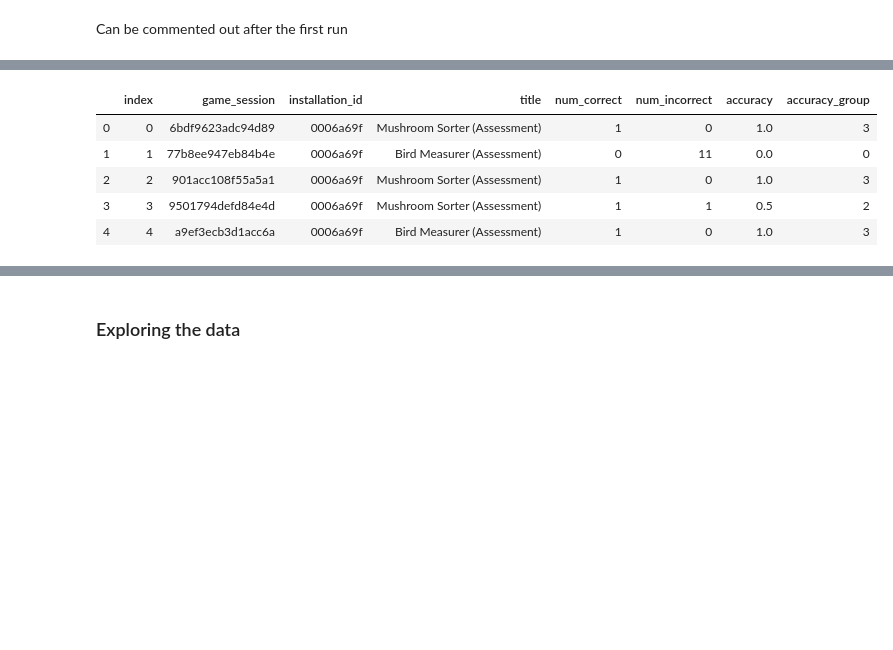
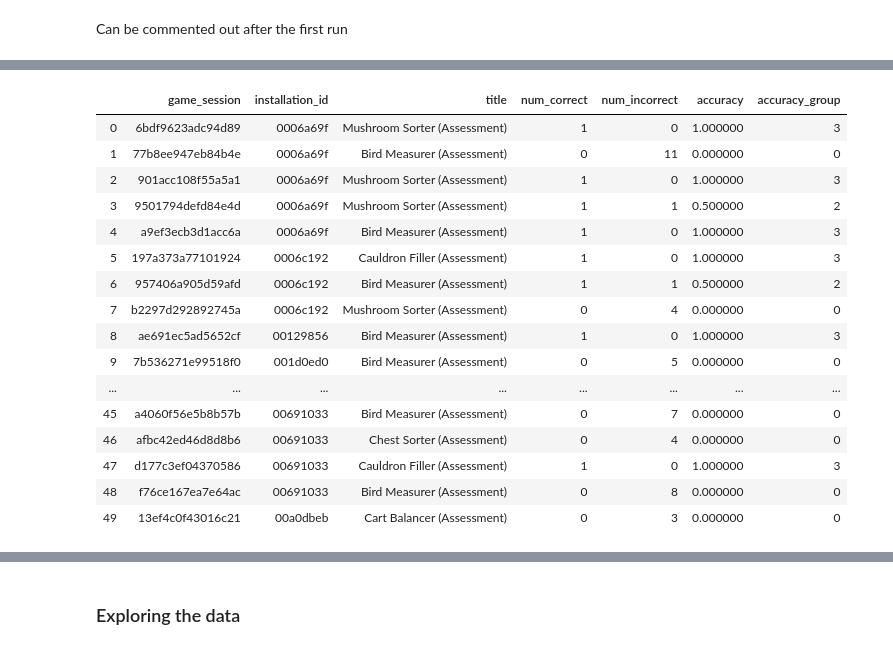
Before and after one commit to JakeCherrie/pbs-media-and-early-chieldhood-education, a Jupyter notebook: notebooks/pbs_early_learning-exploration.ipynb, the cells around one changed output, grey strips where cells are left out. Drawn from its saved outputs; the diff is of its cells as text; code cells hidden in the pictures; blank space fills up the shorter version.

```diff
--- a/notebooks/pbs_early_learning-exploration.ipynb
+++ b/notebooks/pbs_early_learning-exploration.ipynb
@@ -46,2 +49,12 @@ random.seed(random_seed)
+# %%
+# Setting up
+config = {
+    'method': 'LightGBM',
+    'debug': False,
+    'debug_train_size': 100,
+    'debug_test_size': 50,
+    'random_seed': 42,
+    'num_trials': 20
+}
 # %% [markdown]
 ## Functions
@@ -137,12 +175,12 @@ def one_hot_encoder(df, nan_as_category=True):
 # %% [markdown]
 Can be commented out after the first run
 # %%
-y_train = pd.read_csv("../data/train_labels.csv")
-# Saving full training set as feather
-y_train.reset_index().drop(columns = ['index']).to_feather("../data/y_train.feather")
-print(y_train.shape)
-# Creating sample for debuging
-sample = y_train['installation_id'].sample(100, random_state=random_seed)
-y_train_sample = y_train.where(y_train['installation_id'].isin(sample)).dropna()
-y_train_sample.reset_index().drop(columns = ['index']).to_feather("../data/y_train_sample.feather")
-print(y_train_sample.shape)
+# y_train = pd.read_csv("../data/train_labels.csv")
+# # Saving full training set as feather
+# y_train.reset_index().drop(columns = ['index']).to_feather("../data/y_train.feather")
+# print(y_train.shape)
+# # Creating sample for debuging
+# sample = pd.Series(y_train['installation_id'].unique()).sample(config['debug_train_size'], random_state=config['random_seed'])
+# y_train_sample = y_train.where(y_train['installation_id'].isin(sample)).dropna()
+# y_train_sample.reset_index().drop(columns = ['index']).to_feather("../data/y_train_sample.feather")
+# print(y_train_sample.shape)
@@ -203,17 +239,28 @@ X_train.describe(include='all')
 # %%
 # Loading training target set from feather
-if debug:
+if config['debug']:
     y_train = pd.read_feather("../data/y_train_sample.feather")
 else:
     y_train = pd.read_feather("../data/y_train.feather")
-y_train.head()
+y_train.head(50)
 # %% [output]
-|  | index | game_session | installation_id | title | num_correct | num_incorrect | accuracy | accuracy_group |
-| 0 | 0 | 6bdf9623adc94d89 | 0006a69f | Mushroom Sorter (Assessment) | 1 | 0 | 1.0 | 3 |
-| 1 | 1 | 77b8ee947eb84b4e | 0006a69f | Bird Measurer (Assessment) | 0 | 11 | 0.0 | 0 |
-| 2 | 2 | 901acc108f55a5a1 | 0006a69f | Mushroom Sorter (Assessment) | 1 | 0 | 1.0 | 3 |
-| 3 | 3 | 9501794defd84e4d | 0006a69f | Mushroom Sorter (Assessment) | 1 | 1 | 0.5 | 2 |
-| 4 | 4 | a9ef3ecb3d1acc6a | 0006a69f | Bird Measurer (Assessment) | 1 | 0 | 1.0 | 3 |
+|  | game_session | installation_id | title | num_correct | num_incorrect | accuracy | accuracy_group |
+| 0 | 6bdf9623adc94d89 | 0006a69f | Mushroom Sorter (Assessment) | 1 | 0 | 1.000000 | 3 |
+| 1 | 77b8ee947eb84b4e | 0006a69f | Bird Measurer (Assessment) | 0 | 11 | 0.000000 | 0 |
+| 2 | 901acc108f55a5a1 | 0006a69f | Mushroom Sorter (Assessment) | 1 | 0 | 1.000000 | 3 |
+| 3 | 9501794defd84e4d | 0006a69f | Mushroom Sorter (Assessment) | 1 | 1 | 0.500000 | 2 |
+| 4 | a9ef3ecb3d1acc6a | 0006a69f | Bird Measurer (Assessment) | 1 | 0 | 1.000000 | 3 |
+| 5 | 197a373a77101924 | 0006c192 | Cauldron Filler (Assessment) | 1 | 0 | 1.000000 | 3 |
+| 6 | 957406a905d59afd | 0006c192 | Bird Measurer (Assessment) | 1 | 1 | 0.500000 | 2 |
+| 7 | b2297d292892745a | 0006c192 | Mushroom Sorter (Assessment) | 0 | 4 | 0.000000 | 0 |
+| 8 | ae691ec5ad5652cf | 00129856 | Bird Measurer (Assessment) | 1 | 0 | 1.000000 | 3 |
+| 9 | 7b536271e99518f0 | 001d0ed0 | Bird Measurer (Assessment) | 0 | 5 | 0.000000 | 0 |
+| ... | ... | ... | ... | ... | ... | ... | ... |
+| 45 | a4060f56e5b8b57b | 00691033 | Bird Measurer (Assessment) | 0 | 7 | 0.000000 | 0 |
+| 46 | afbc42ed46d8d8b6 | 00691033 | Chest Sorter (Assessment) | 0 | 4 | 0.000000 | 0 |
+| 47 | d177c3ef04370586 | 00691033 | Cauldron Filler (Assessment) | 1 | 0 | 1.000000 | 3 |
+| 48 | f76ce167ea7e64ac | 00691033 | Bird Measurer (Assessment) | 0 | 8 | 0.000000 | 0 |
+| 49 | 13ef4c0f43016c21 | 00a0dbeb | Cart Balancer (Assessment) | 0 | 3 | 0.000000 | 0 |
 # %%
 # Meta data overview
 y_train.describe(include='all') # game_session is unique on the assessments
```
Also changed, not shown: parts of 46 cells of this notebook, 1 other file.
